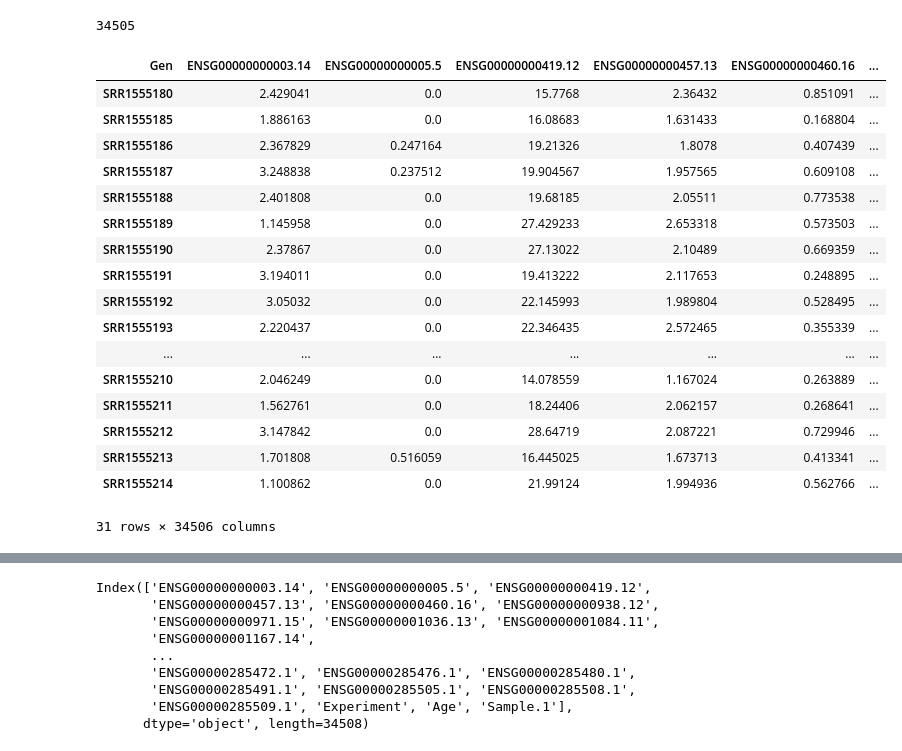
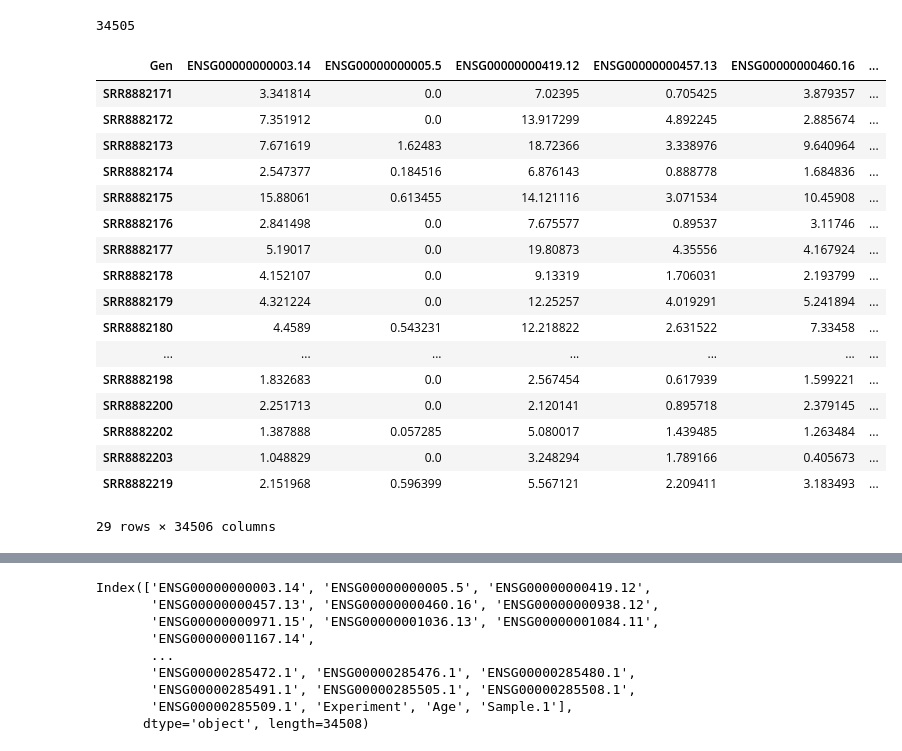
Before and after one commit to GuerreroVazquez/Test_DEG_methods-single_cell, a Jupyter notebook: Adding_last_RNAseq.ipynb, the cells around one changed output, grey strips where cells are left out. Cells and saved outputs as stored; diff of their text form; code cells hidden in the pictures.

```diff
--- a/Adding_last_RNAseq.ipynb
+++ b/Adding_last_RNAseq.ipynb
@@ -5,7 +5,7 @@ import pandas as pd
 # %%
 all_abundances = pd.read_csv("/home/karen/Documents/GitHub/Test_DEG_methods-single_cell/batch_correction/RNAseq_All_abundances_unadjusted.csv")
 
-GSE167186 = pd.read_csv("/home/karen/Documents/phd/Data/Expression_data/GSE60590/GSE60590_abundance.csv")
+GSE167186 = pd.read_csv("/home/karen/Documents/phd/Data/Expression_data/GSE129643/GSE129643_abundance.csv")
 # %%
 GSE167186
 # %% [output]
@@ -91,25 +91,25 @@ sum(all_abundances.columns[1:-3] == expression_GSE167186.columns)
 # %% [output]
 34505
 # %%
-expression_GSE167186["Experiment"] = ["GSE60590"]*len(expression_GSE167186)
+expression_GSE167186["Experiment"] = ["GSE129643"]*len(expression_GSE167186)
 expression_GSE167186
 # %% [output]
 | Gen | ENSG00000000003.14 | ENSG00000000005.5 | ENSG00000000419.12 | ENSG00000000457.13 | ENSG00000000460.16 | ... |
-| SRR1555180 | 2.429041 | 0.0 | 15.7768 | 2.36432 | 0.851091 | ... |
-| SRR1555185 | 1.886163 | 0.0 | 16.08683 | 1.631433 | 0.168804 | ... |
-| SRR1555186 | 2.367829 | 0.247164 | 19.21326 | 1.8078 | 0.407439 | ... |
-| SRR1555187 | 3.248838 | 0.237512 | 19.904567 | 1.957565 | 0.609108 | ... |
-| SRR1555188 | 2.401808 | 0.0 | 19.68185 | 2.05511 | 0.773538 | ... |
-| SRR1555189 | 1.145958 | 0.0 | 27.429233 | 2.653318 | 0.573503 | ... |
-| SRR1555190 | 2.37867 | 0.0 | 27.13022 | 2.10489 | 0.669359 | ... |
-| SRR1555191 | 3.194011 | 0.0 | 19.413222 | 2.117653 | 0.248895 | ... |
-| SRR1555192 | 3.05032 | 0.0 | 22.145993 | 1.989804 | 0.528495 | ... |
-| SRR1555193 | 2.220437 | 0.0 | 22.346435 | 2.572465 | 0.355339 | ... |
+| SRR8882171 | 3.341814 | 0.0 | 7.02395 | 0.705425 | 3.879357 | ... |
+| SRR8882172 | 7.351912 | 0.0 | 13.917299 | 4.892245 | 2.885674 | ... |
+| SRR8882173 | 7.671619 | 1.62483 | 18.72366 | 3.338976 | 9.640964 | ... |
+| SRR8882174 | 2.547377 | 0.184516 | 6.876143 | 0.888778 | 1.684836 | ... |
+| SRR8882175 | 15.88061 | 0.613455 | 14.121116 | 3.071534 | 10.45908 | ... |
+| SRR8882176 | 2.841498 | 0.0 | 7.675577 | 0.89537 | 3.11746 | ... |
+| SRR8882177 | 5.19017 | 0.0 | 19.80873 | 4.35556 | 4.167924 | ... |
+| SRR8882178 | 4.152107 | 0.0 | 9.13319 | 1.706031 | 2.193799 | ... |
+| SRR8882179 | 4.321224 | 0.0 | 12.25257 | 4.019291 | 5.241894 | ... |
+| SRR8882180 | 4.4589 | 0.543231 | 12.218822 | 2.631522 | 7.33458 | ... |
 | ... | ... | ... | ... | ... | ... | ... |
-| SRR1555210 | 2.046249 | 0.0 | 14.078559 | 1.167024 | 0.263889 | ... |
-| SRR1555211 | 1.562761 | 0.0 | 18.24406 | 2.062157 | 0.268641 | ... |
-| SRR1555212 | 3.147842 | 0.0 | 28.64719 | 2.087221 | 0.729946 | ... |
-| SRR1555213 | 1.701808 | 0.516059 | 16.445025 | 1.673713 | 0.413341 | ... |
-| SRR1555214 | 1.100862 | 0.0 | 21.99124 | 1.994936 | 0.562766 | ... |
+| SRR8882198 | 1.832683 | 0.0 | 2.567454 | 0.617939 | 1.599221 | ... |
+| SRR8882200 | 2.251713 | 0.0 | 2.120141 | 0.895718 | 2.379145 | ... |
+| SRR8882202 | 1.387888 | 0.057285 | 5.080017 | 1.439485 | 1.263484 | ... |
+| SRR8882203 | 1.048829 | 0.0 | 3.248294 | 1.789166 | 0.405673 | ... |
+| SRR8882219 | 2.151968 | 0.596399 | 5.567121 | 2.209411 | 3.183493 | ... |
-31 rows × 34506 columns
+29 rows × 34506 columns
 # %%
```
Also changed, not shown: parts of 8 cells of this notebook.
